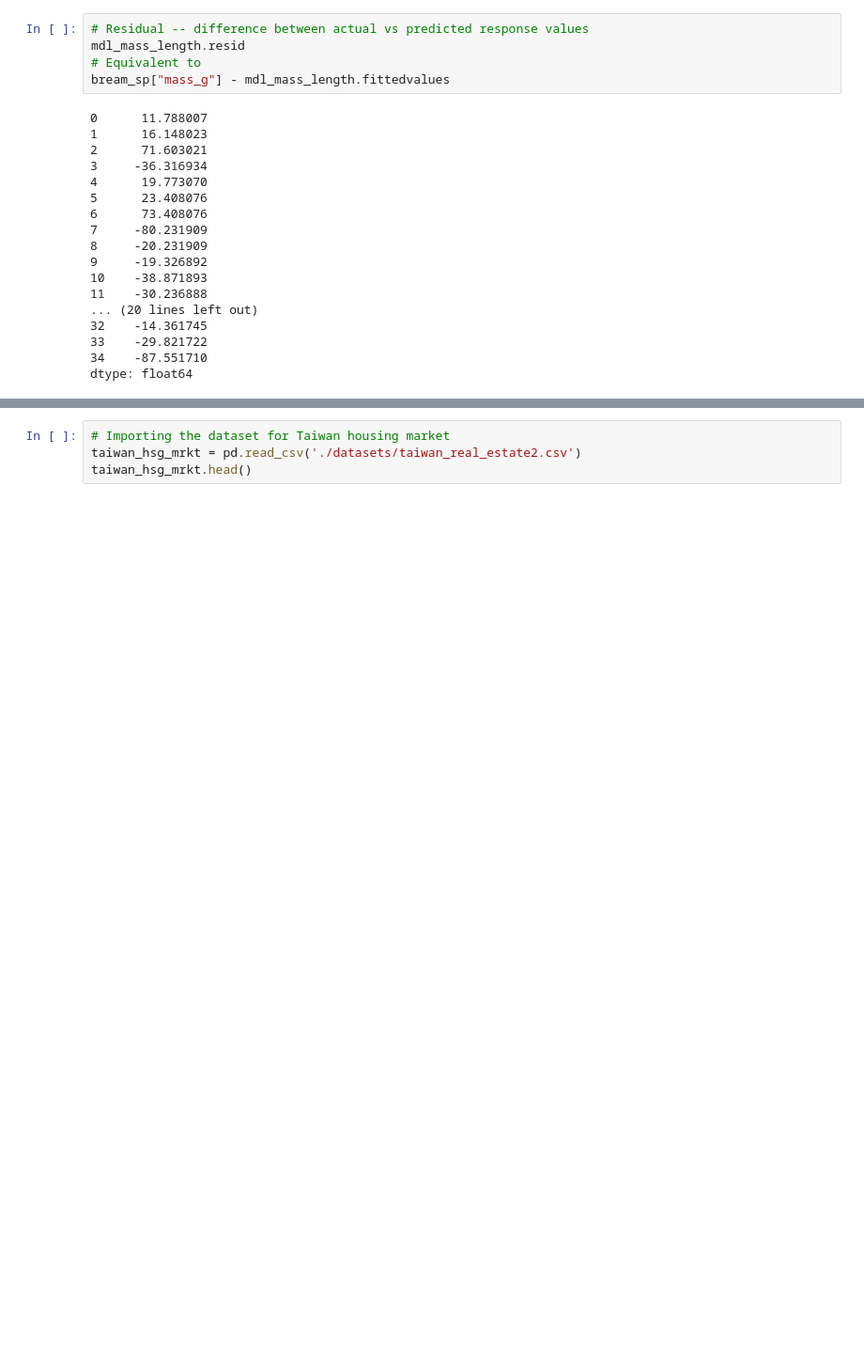
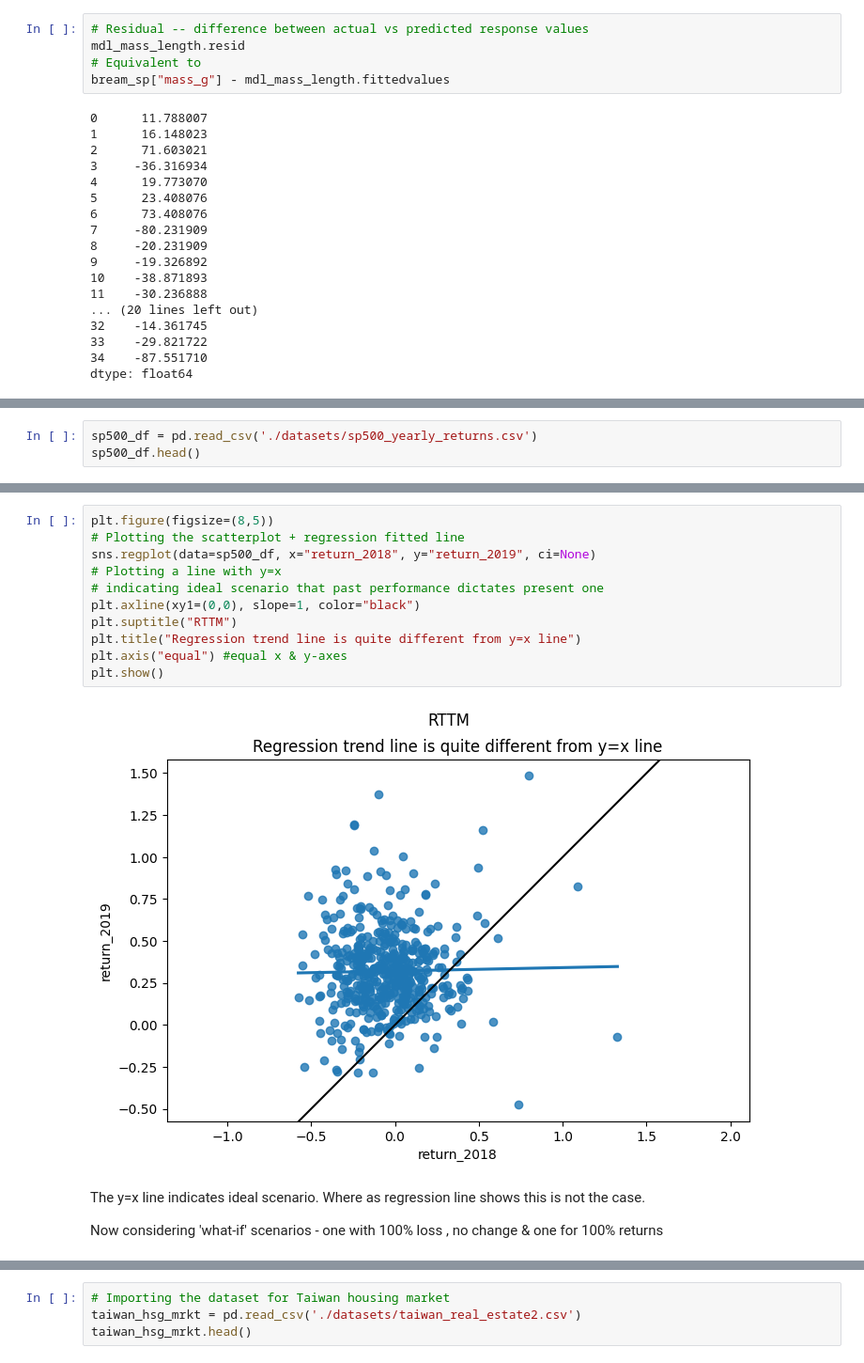
Before and after one commit to abhijeet-bhambere/python-ml-trail, a Jupyter notebook: regression-basics.ipynb, the cells around one changed output, grey strips where cells are left out. Shown at 94% size. Saved outputs shown, nothing was run; the diff lists cells and outputs as text; blank space fills up the shorter version.

```diff
--- a/regression-basics.ipynb
+++ b/regression-basics.ipynb
@@ -396,0 +404,3 @@ If you are running a regression model and you see a massive spike or drop in you
+# %%
+sp500_df = pd.read_csv('./datasets/sp500_yearly_returns.csv')
+sp500_df.head()
@@ -396,0 +429,17 @@ If you are running a regression model and you see a massive spike or drop in you
+# %%
+plt.figure(figsize=(8,5))
+# Plotting the scatterplot + regression fitted line
+sns.regplot(data=sp500_df, x="return_2018", y="return_2019", ci=None)
+# Plotting a line with y=x
+# indicating ideal scenario that past performance dictates present one
+plt.axline(xy1=(0,0), slope=1, color="black")
+plt.suptitle("RTTM")
+plt.title("Regression trend line is quite different from y=x line")
+plt.axis("equal") #equal x & y-axes
+plt.show()
+# %% [output]
+[figure, added]
+# %% [markdown]
+The y=x line indicates ideal scenario. Where as regression line shows this is not the case.
+
+Now considering 'what-if' scenarios - one with 100% loss , no change & one for 100% returns
```
Also changed, not shown: parts of 14 cells of this notebook.
